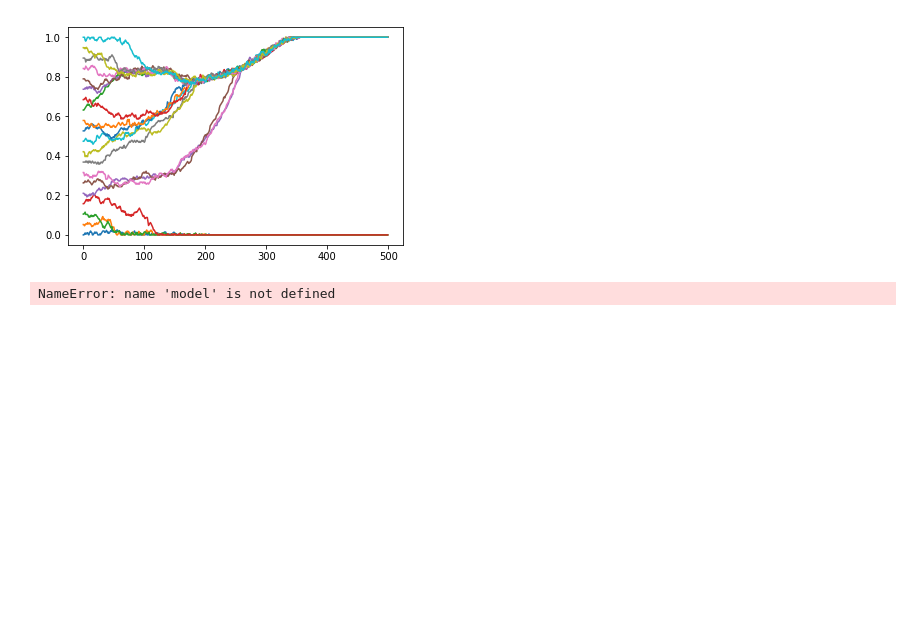
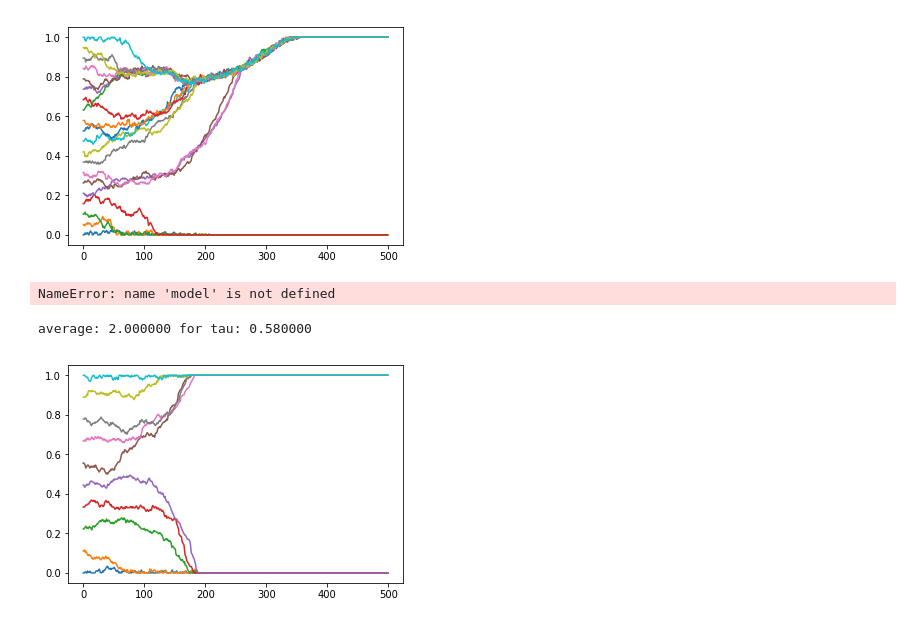
Before and after one commit to rodenmonte/MesaOpinionGame, a Jupyter notebook: Opinions.ipynb, the cells around one changed output. Cells and saved outputs as stored; diff of their text form; code cells hidden in the pictures; blank space fills up the shorter version.

```diff
--- a/Opinions.ipynb
+++ b/Opinions.ipynb
@@ -30,7 +28,7 @@ for i in range(num_models):
     #Also try potentials.tent(.5), potentials.tent(.3, .7), potentials.gaussian(), potentials.simple()...
     pots = [potentials.tent(.63) for i in range(nagents)]
     coupling = [[1]]
-    model = OpinionModel(nagents, neighbs, opinions, pots, coupling, 'pairwise')
+    model = OpinionModel(nagents, neighbs, None, opinions, pots, coupling, 'pairwise')
     models.append(model)
 # %%
 import cProfile
@@ -179,9 +95,18 @@ linspaced
 # %%
+%matplotlib inline
+#import matplotlib
+#matplotlib.use('tkAgg')
+import numpy as np
+import matplotlib.pyplot as plt
+import potentials
+import neighbors
+from opinions import OpinionModel
+import UF_read
 
 tau = .63
 while tau > .4:
     models = []
-    num_models = 10
+    num_models = 1
     #potential_values = np.linspace(0, 1, num_models)
     for i in range(num_models):
         nsteps=500
@@ -236,3 +161,62 @@ print(len(a.model.schedule.agents))
 model
 # %% [output]
 NameError: name 'model' is not defined
+# %%
+%matplotlib inline
+#import matplotlib
+#matplotlib.use('tkAgg')
+import numpy as np
+import matplotlib.pyplot as plt
+import potentials
+import neighbors
+from opinions import OpinionModel
+import UF_read
+
+tau = .58
+while tau < .76:
+    models = []
+    num_models = 1
+    #potential_values = np.linspace(0, 1, num_models)
+    for i in range(num_models):
+        #Setup neighbors
+        weights = UF_read.read('neighborhood_matrices/rgg010.mat')
+        nsteps=500
+        nagents= len(weights)
+        neighborhood = neighbors.weight_to_neighbors(weights)
+
+        #setup initial opinions
+        linspaced = np.linspace(0, 1, nagents).tolist()
+        opinions = [[i] for i in linspaced]
+
+        #opinions = [[np.random.rand()] for i in range(nagents)]
+        #Also try potentials.tent(.5), potentials.tent(.3, .7), potentials.gaussian(), potentials.simple()...
+
+        #Potentials and coupling
+        pots = [potentials.tent(tau) for i in range(nagents)]
+        coupling = [[1]]
+        model = OpinionModel(nagents, neighborhood, weights, opinions, pots, coupling, 'pairwise')
+        models.append(model)
+    for model in models:
+        model.ALPHA = .005
+        model.run(nsteps)
+    agent_opinions = []
+    for model in models:
+        agent_opinion = model.datacollector.get_agent_vars_dataframe()
+        agent_opinions.append(agent_opinion)
+    x=agent_opinions[0].Opinion0.as_matrix().reshape((nsteps, nagents))
+    plt.plot(x);
+    from analysis import opinions_clusters
+    from analysis import num_clusters
+    sum = 0
+    for i in range(num_models):
+        for j in range(len(opinions[0])):
+            #print("Model %d Opinion %d:" % (i, j))
+            #print(num_clusters(models[i], .4)[j])
+            sum += num_clusters(models[i], .4)[j]
+
+    #print(sum)
+    print("average: %f for tau: %f" %(float(sum) / float(num_models), tau))
+    tau = .76
+# %% [output]
+average: 2.000000 for tau: 0.580000
+[figure, added]
```
Also changed, not shown: parts of 7 cells of this notebook, 3 other files.
